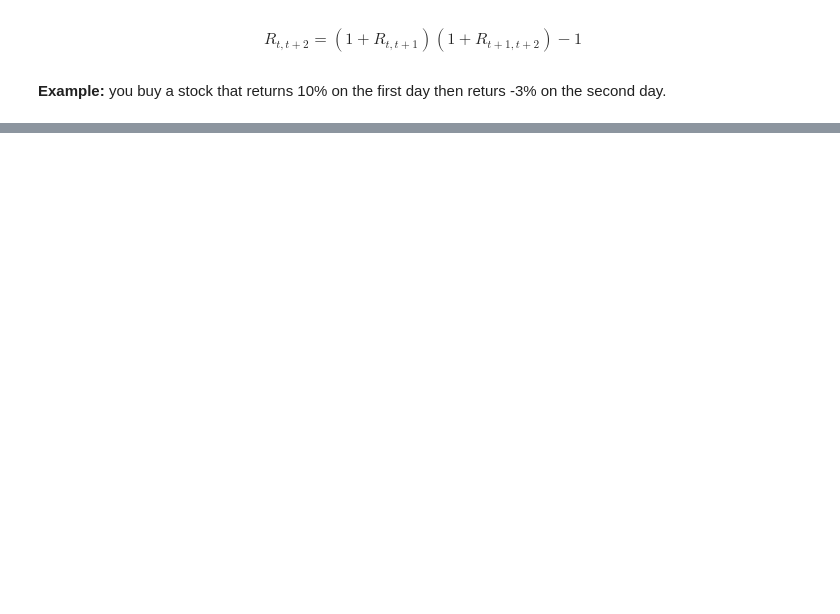
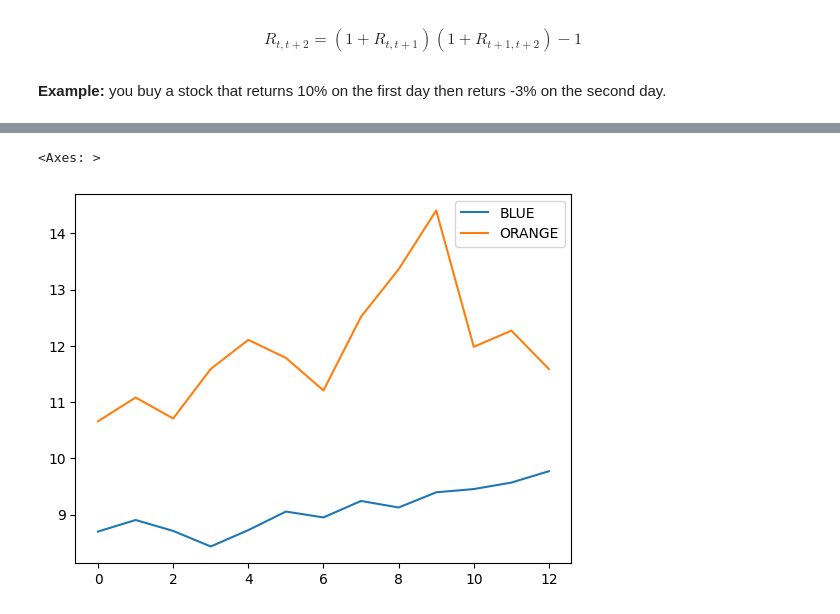
Before and after one commit to jujopo/introduction-portfolio-construction-and-analysis-with-python, a Jupyter notebook: notebooks/portfolio-construction-and-analysis/module_1_analysing_returns.ipynb, the cells around one changed output, grey strips where cells are left out. Drawn from its saved outputs; the diff is of its cells as text; code cells hidden in the pictures; blank space fills up the shorter version.

```diff
--- a/notebooks/portfolio-construction-and-analysis/module_1_analysing_returns.ipynb
+++ b/notebooks/portfolio-construction-and-analysis/module_1_analysing_returns.ipynb
@@ -51,0 +185,3 @@ $$ (1+0.10)(1-0.03)-1 $$
+# %%
+prices = pd.read_csv('../../data/sample_prices.csv')
+prices
@@ -51,0 +221,5 @@ $$ (1+0.10)(1-0.03)-1 $$
+# %%
+prices.plot()
+# %% [output]
+<Axes: >
+[figure, added]
```
Also changed, not shown: parts of 124 cells of this notebook, 1 other file.
